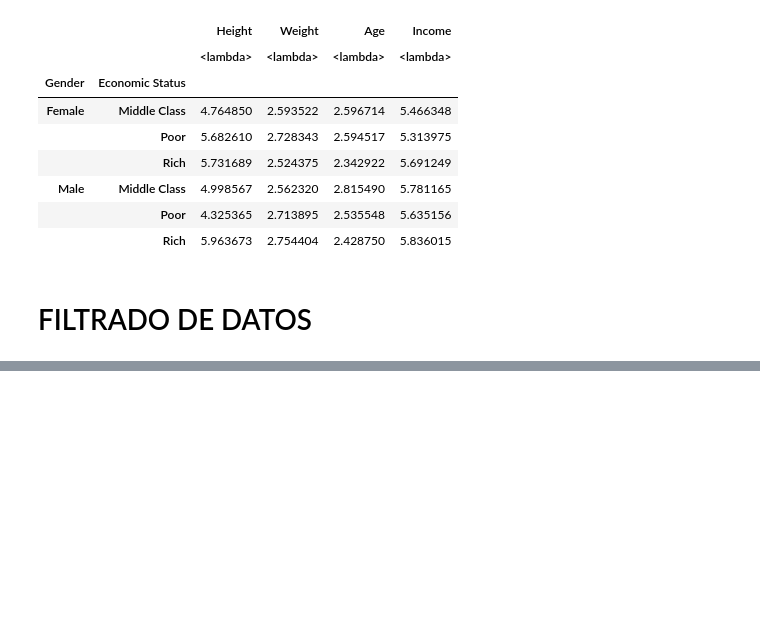
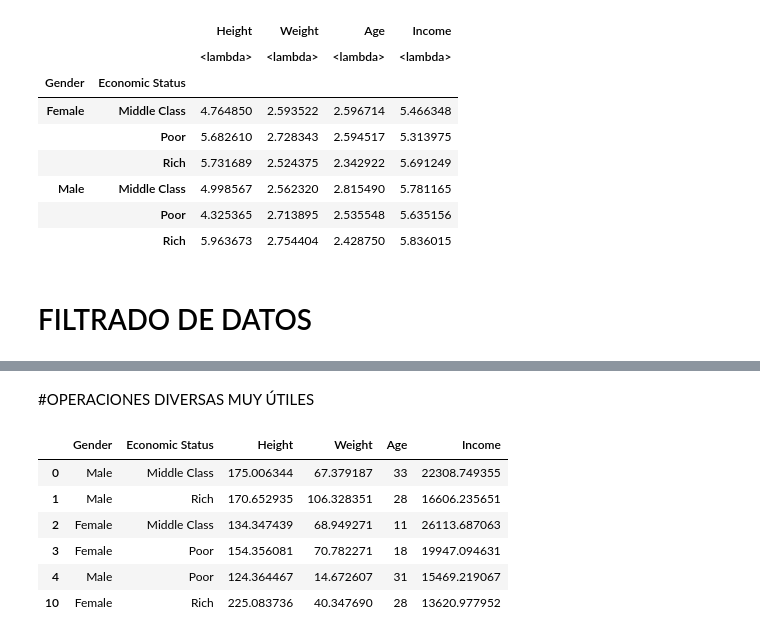
Before and after one commit to javilledo/MachineLearning, a Jupyter notebook: notebooks/t02_03_data_cleaning_agrupacion_de_datos.ipynb, the cells around one changed output, grey strips where cells are left out. Cells and saved outputs as stored; diff of their text form; code cells hidden in the pictures; blank space fills up the shorter version.

```diff
--- a/notebooks/t02_03_data_cleaning_agrupacion_de_datos.ipynb
+++ b/notebooks/t02_03_data_cleaning_agrupacion_de_datos.ipynb
@@ -343,0 +407,13 @@ double_group.aggregate([lambda x: np.mean(x) / np.std(x)])
+# %% [markdown]
+#OPERACIONES DIVERSAS MUY ÚTILES
+# %%
+# seleccionar la fila i-ésima
+double_group.head(1) #ojo que al ser una agrupación, devuelve la primera fila de cada uno
+# %% [output]
+|  | Gender | Economic Status | Height | Weight | Age | Income |
+| 0 | Male | Middle Class | 175.006344 | 67.379187 | 33 | 22308.749355 |
+| 1 | Male | Rich | 170.652935 | 106.328351 | 28 | 16606.235651 |
+| 2 | Female | Middle Class | 134.347439 | 68.949271 | 11 | 26113.687063 |
+| 3 | Female | Poor | 154.356081 | 70.782271 | 18 | 19947.094631 |
+| 4 | Male | Poor | 124.364467 | 14.672607 | 31 | 15469.219067 |
+| 10 | Female | Rich | 225.083736 | 40.347690 | 28 | 13620.977952 |
```
Also changed, not shown: parts of 15 cells of this notebook.
